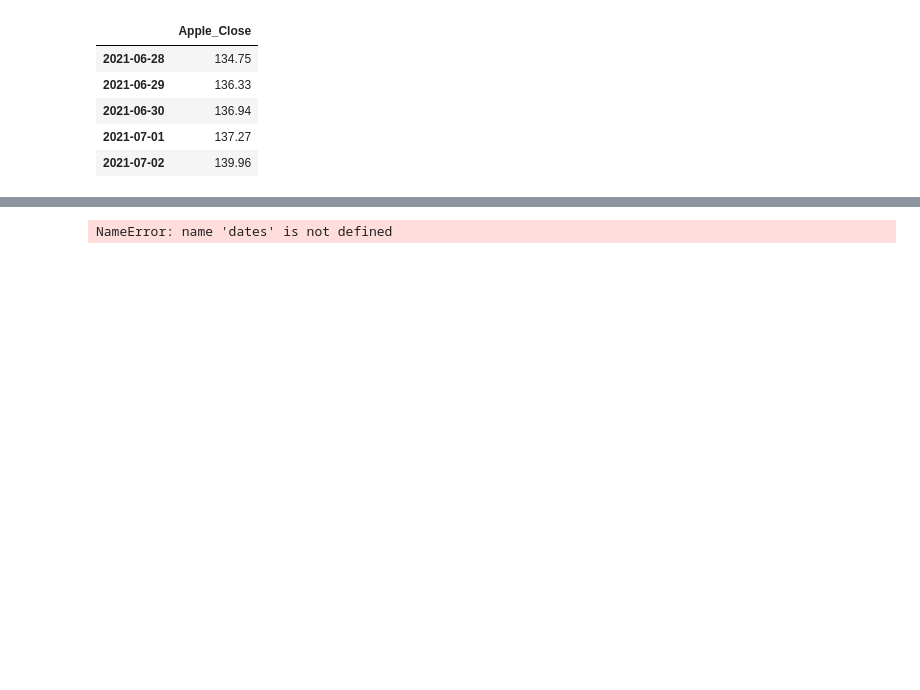
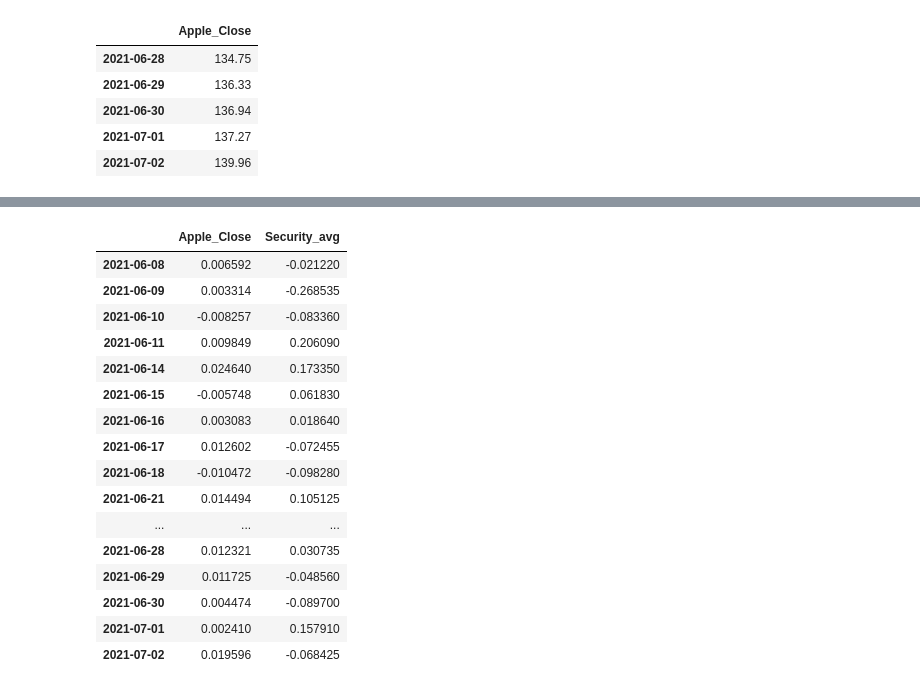
Before and after one commit to Billieo/p2-g3, a Jupyter notebook: notebooks/Samuel's_Notebook/notebooks/correlation.ipynb, the cells around one changed output, grey strips where cells are left out. Saved outputs shown, nothing was run; the diff lists cells and outputs as text; code cells hidden in the pictures; blank space fills up the shorter version.

```diff
--- a/notebooks/Samuel's_Notebook/notebooks/correlation.ipynb
+++ b/notebooks/Samuel's_Notebook/notebooks/correlation.ipynb
@@ -226,10 +208,27 @@ NameError: name 'inflation' is not defined
 # %%
+import datetime
 topic_sentiments.index = pd.to_datetime(dates)
-topic_sentiments = apple_df.join(topic_sentiments).dropna(how="any")
-topic_sentiments.to_csv("topic_sentiment.csv")
+topic_sentiments = apple_returns.join(topic_sentiments).dropna(how="any")
+#topic_sentiments.to_csv("topic_sentiment.csv")
 display(topic_sentiments)
 # %% [output]
-NameError: name 'dates' is not defined
+|  | Apple_Close | Security_avg |
+| 2021-06-08 | 0.006592 | -0.021220 |
+| 2021-06-09 | 0.003314 | -0.268535 |
+| 2021-06-10 | -0.008257 | -0.083360 |
+| 2021-06-11 | 0.009849 | 0.206090 |
+| 2021-06-14 | 0.024640 | 0.173350 |
+| 2021-06-15 | -0.005748 | 0.061830 |
+| 2021-06-16 | 0.003083 | 0.018640 |
+| 2021-06-17 | 0.012602 | -0.072455 |
+| 2021-06-18 | -0.010472 | -0.098280 |
+| 2021-06-21 | 0.014494 | 0.105125 |
+| ... | ... | ... |
+| 2021-06-28 | 0.012321 | 0.030735 |
+| 2021-06-29 | 0.011725 | -0.048560 |
+| 2021-06-30 | 0.004474 | -0.089700 |
+| 2021-07-01 | 0.002410 | 0.157910 |
+| 2021-07-02 | 0.019596 | -0.068425 |
 # %%
 topic_sentiments.corr().style.background_gradient()
 # %% [output]
```
Also changed, not shown: parts of 18 cells of this notebook, 7 other files.
